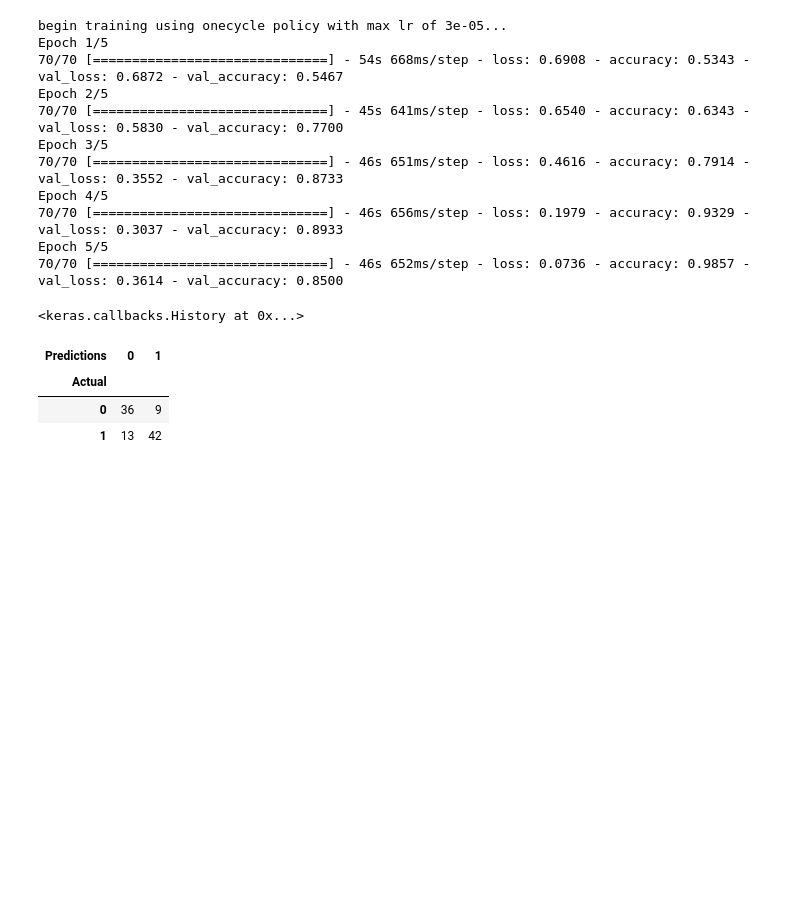
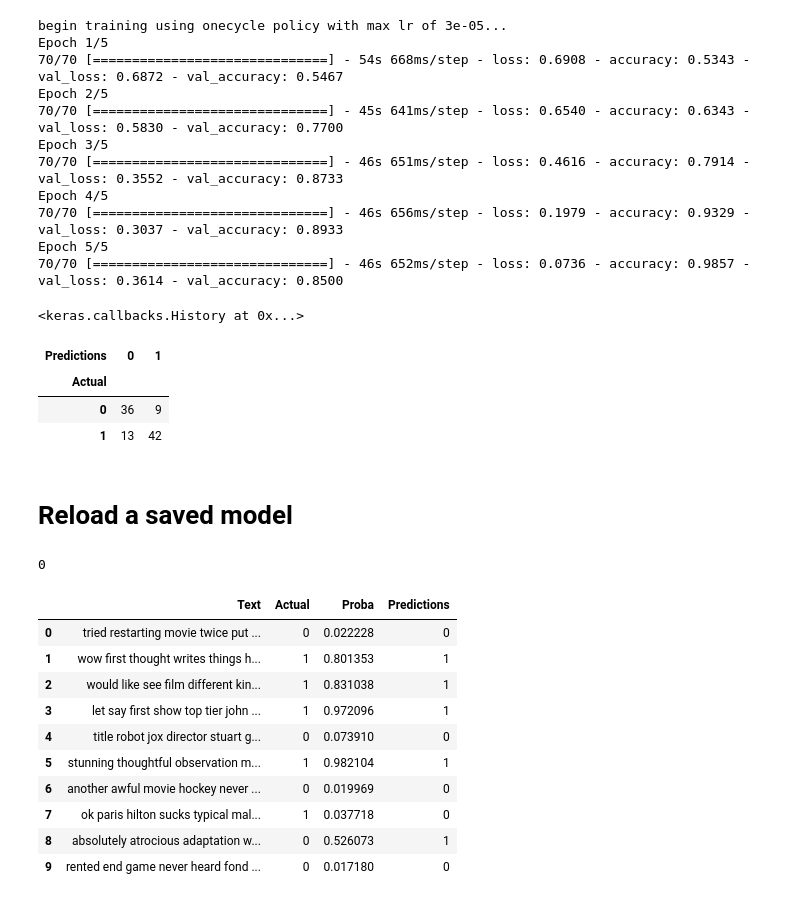
Before and after one commit to diyahundiwala/CMU_PGSS_2022, a Jupyter notebook: Week 02/LoadIMDB.ipynb, the cells around one changed output. Saved outputs shown, nothing was run; the diff lists cells and outputs as text; code cells hidden in the pictures; blank space fills up the shorter version.

```diff
--- a/Week 02/LoadIMDB.ipynb
+++ b/Week 02/LoadIMDB.ipynb
@@ -269,3 +269,5 @@ pd.crosstab(myTestSet["Actual"],myTestSet["Predictions"] )
 | Actual |  |  |
 | 0 | 36 | 9 |
 | 1 | 13 | 42 |
+# %% [markdown]
+# Reload a saved model
@@ -271,0 +286,28 @@ pd.crosstab(myTestSet["Actual"],myTestSet["Predictions"] )
+# %%
+predictor = ktrain.load_predictor('myModel')
+
+prediction = predictor.predict(testSet[10])
+print(prediction)
+# %% [output]
+0
+# %%
+randomsampleSet = sample(range(0,50000),10)
+
+predictions = predictor.predict(df["cleaned"].values[randomsampleSet])
+prediction_proba = predictor.predict_proba(df["cleaned"].values[randomsampleSet])[:,1]
+
+output = pd.DataFrame({'Text': df["cleaned"].values[randomsampleSet], 'Actual': df["sentiment"].values[randomsampleSet], 'Proba':prediction_proba,  'Predictions':predictions })
+
+output
+# %% [output]
+|  | Text | Actual | Proba | Predictions |
+| 0 | tried restarting movie twice put ... | 0 | 0.022228 | 0 |
+| 1 | wow first thought writes things h... | 1 | 0.801353 | 1 |
+| 2 | would like see film different kin... | 1 | 0.831038 | 1 |
+| 3 | let say first show top tier john ... | 1 | 0.972096 | 1 |
+| 4 | title robot jox director stuart g... | 0 | 0.073910 | 0 |
+| 5 | stunning thoughtful observation m... | 1 | 0.982104 | 1 |
+| 6 | another awful movie hockey never ... | 0 | 0.019969 | 0 |
+| 7 | ok paris hilton sucks typical mal... | 1 | 0.037718 | 0 |
+| 8 | absolutely atrocious adaptation w... | 0 | 0.526073 | 1 |
+| 9 | rented end game never heard fond ... | 0 | 0.017180 | 0 |
```
Also changed, not shown: parts of 4 cells of this notebook.
